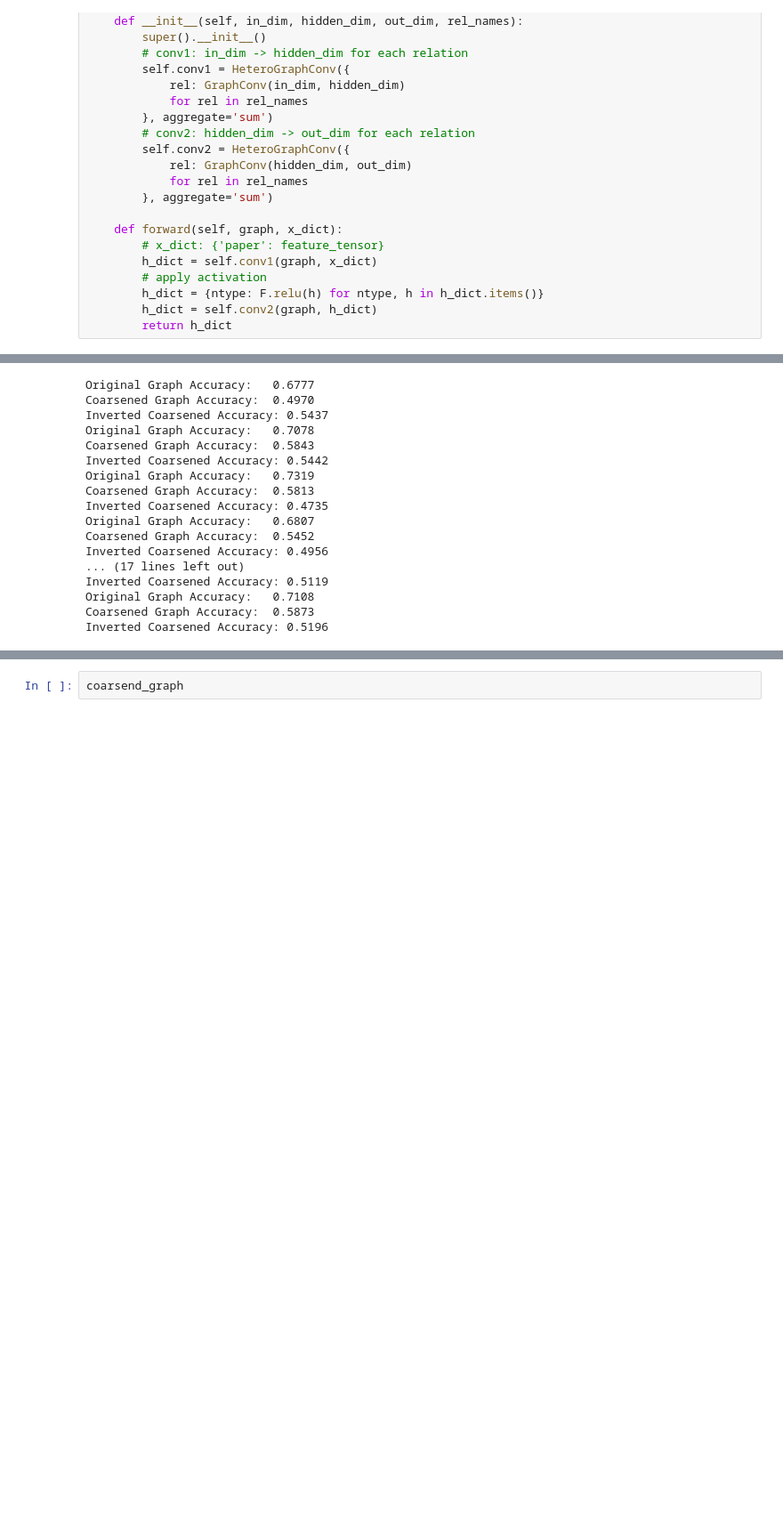
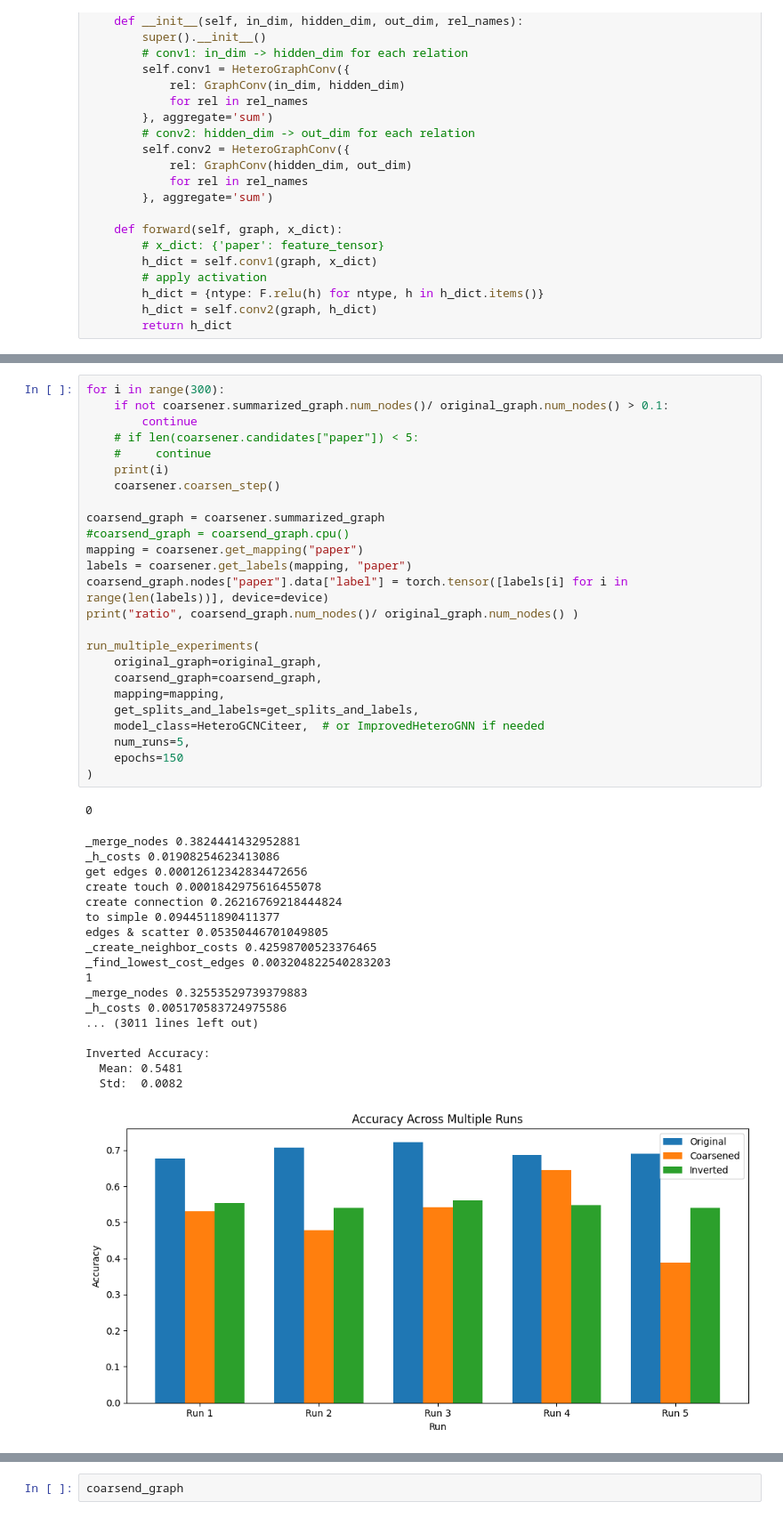
Before and after one commit to Robino-CK/hetero-conv-matching, a Jupyter notebook: test_citeer_acc_mult.ipynb, the cells around one changed output, grey strips where cells are left out. Shown at 89% size. Cells and saved outputs as stored; diff of their text form; blank space fills up the shorter version.

```diff
--- a/test_citeer_acc_mult.ipynb
+++ b/test_citeer_acc_mult.ipynb
@@ -383,19 +361,45 @@ Inverted Accuracy:
 # %%
+for i in range(300):
+    if not coarsener.summarized_graph.num_nodes()/ original_graph.num_nodes() > 0.1:
+        continue
+    # if len(coarsener.candidates["paper"]) < 5:
+    #     continue
+    print(i)
+    coarsener.coarsen_step()
+
+coarsend_graph = coarsener.summarized_graph
+#coarsend_graph = coarsend_graph.cpu()
+mapping = coarsener.get_mapping("paper")
+labels = coarsener.get_labels(mapping, "paper")
+coarsend_graph.nodes["paper"].data["label"] = torch.tensor([labels[i] for i in range(len(labels))], device=device)
+print("ratio", coarsend_graph.num_nodes()/ original_graph.num_nodes() )
+
+run_multiple_experiments(
+    original_graph=original_graph,
+    coarsend_graph=coarsend_graph,
+    mapping=mapping,
+    get_splits_and_labels=get_splits_and_labels,
+    model_class=HeteroGCNCiteer,  # or ImprovedHeteroGNN if needed
+    num_runs=5,
+    epochs=150
+)
 # %% [output]
-Original Graph Accuracy:   0.6777
-Coarsened Graph Accuracy:  0.4970
-Inverted Coarsened Accuracy: 0.5437
-Original Graph Accuracy:   0.7078
-Coarsened Graph Accuracy:  0.5843
-Inverted Coarsened Accuracy: 0.5442
-Original Graph Accuracy:   0.7319
-Coarsened Graph Accuracy:  0.5813
-Inverted Coarsened Accuracy: 0.4735
-Original Graph Accuracy:   0.6807
-Coarsened Graph Accuracy:  0.5452
-Inverted Coarsened Accuracy: 0.4956
-... (17 lines left out)
-Inverted Coarsened Accuracy: 0.5119
-Original Graph Accuracy:   0.7108
-Coarsened Graph Accuracy:  0.5873
-Inverted Coarsened Accuracy: 0.5196
+0
+_merge_nodes 0.3824441432952881
+_h_costs 0.01908254623413086
+get edges 0.00012612342834472656
+create touch 0.0001842975616455078
+create connection 0.26216769218444824
+to simple 0.0944511890411377
+edges & scatter 0.05350446701049805
+_create_neighbor_costs 0.42598700523376465
+_find_lowest_cost_edges 0.003204822540283203
+1
+_merge_nodes 0.32553529739379883
+_h_costs 0.005170583724975586
+... (3011 lines left out)
+
+Inverted Accuracy:
+  Mean: 0.5481
+  Std:  0.0082
+[figure, added]
```
Also changed, not shown: parts of 3 cells of this notebook, 2 other files.
